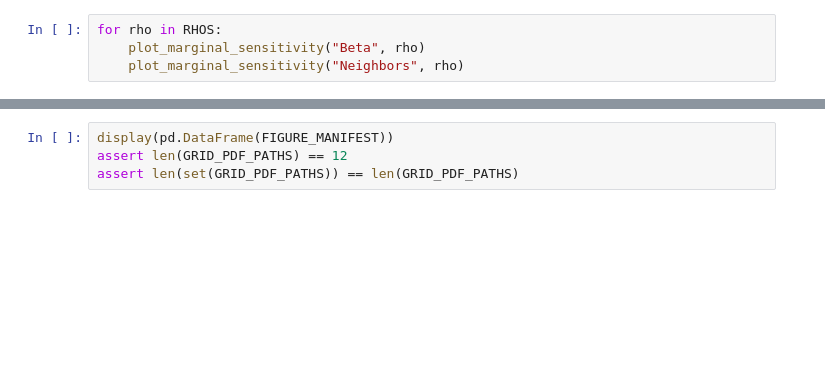
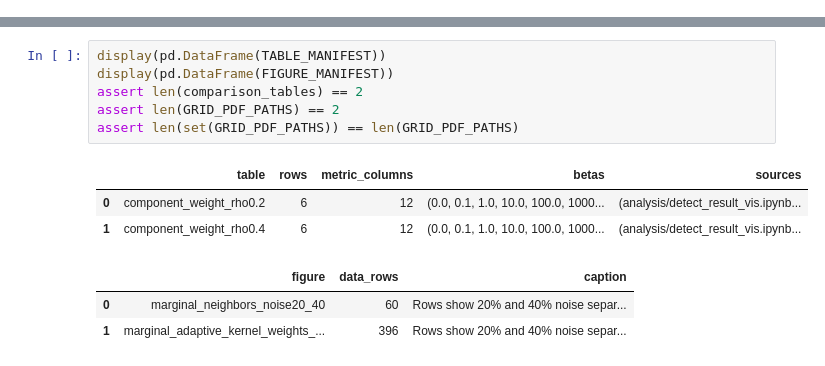
Before and after one commit to Pangjing-Wu/GRAM, a Jupyter notebook: analysis/ablation.ipynb, the cells around one changed output, grey strips where cells are left out. Cells and saved outputs as stored; diff of their text form; blank space fills up the shorter version.

```diff
--- a/analysis/ablation.ipynb
+++ b/analysis/ablation.ipynb
@@ -508,4 +437,0 @@ for metric in ["auprc", "precision"]:
-# %%
-for rho in RHOS:
-    plot_marginal_sensitivity("Beta", rho)
-    plot_marginal_sensitivity("Neighbors", rho)
@@ -580,4 +790,13 @@ for rho in RHOS:
 # %%
+display(pd.DataFrame(TABLE_MANIFEST))
 display(pd.DataFrame(FIGURE_MANIFEST))
-assert len(GRID_PDF_PATHS) == 12
+assert len(comparison_tables) == 2
+assert len(GRID_PDF_PATHS) == 2
 assert len(set(GRID_PDF_PATHS)) == len(GRID_PDF_PATHS)
+# %% [output]
+|  | table | rows | metric_columns | betas | sources |
+| 0 | component_weight_rho0.2 | 6 | 12 | (0.0, 0.1, 1.0, 10.0, 100.0, 1000... | (analysis/detect_result_vis.ipynb... |
+| 1 | component_weight_rho0.4 | 6 | 12 | (0.0, 0.1, 1.0, 10.0, 100.0, 1000... | (analysis/detect_result_vis.ipynb... |
+|  | figure | data_rows | caption |
+| 0 | marginal_neighbors_noise20_40 | 60 | Rows show 20% and 40% noise separ... |
+| 1 | marginal_adaptive_kernel_weights_... | 396 | Rows show 20% and 40% noise separ... |
```
Also changed, not shown: parts of 22 cells of this notebook, 2 other files.
